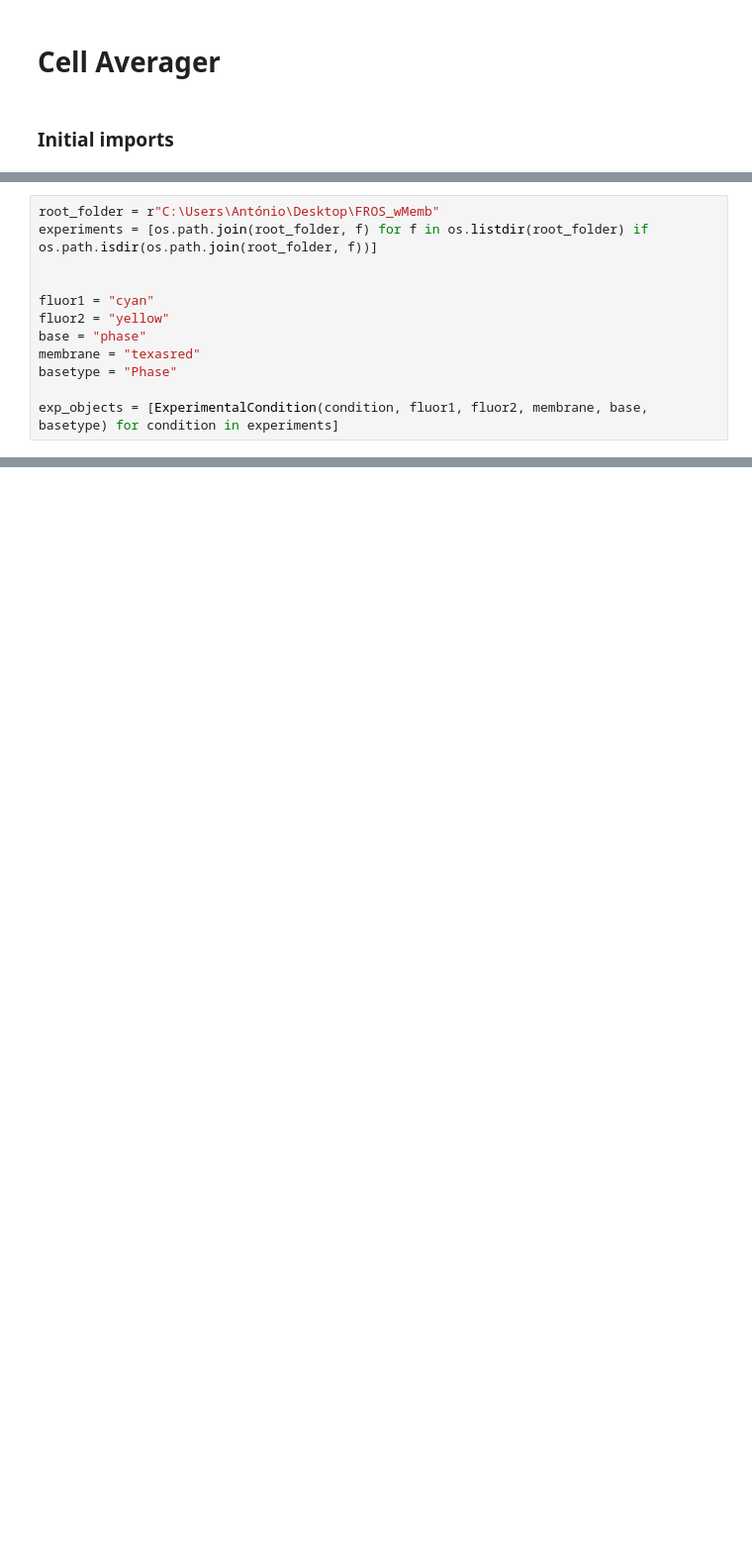
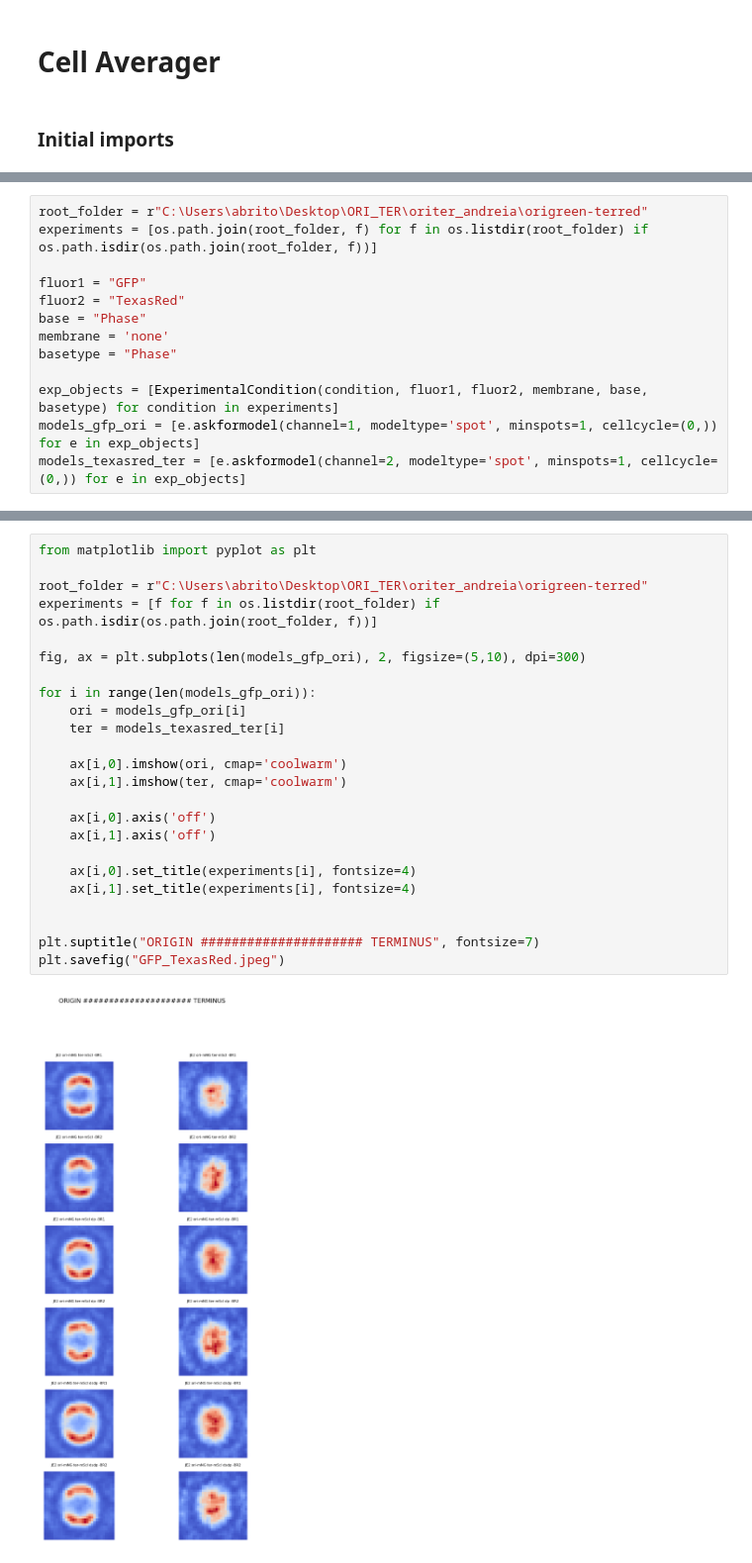
Before and after one commit to antmsbrito/CellAverager, a Jupyter notebook: RunCA.ipynb, the cells around one changed output, grey strips where cells are left out. Shown at 99% size. Cells and saved outputs as stored; diff of their text form; blank space fills up the shorter version.

Commit message:
Added some graph generating cells

```diff
--- a/RunCA.ipynb
+++ b/RunCA.ipynb
@@ -29,13 +27,14 @@ You are using Python 3.6, which will no longer be supported in StarDist 0.9.0.
 Using TensorFlow backend.
 # %%
-root_folder = r"C:\Users\António\Desktop\FROS_wMemb"
+root_folder = r"C:\Users\abrito\Desktop\ORI_TER\oriter_andreia\origreen-terred"
 experiments = [os.path.join(root_folder, f) for f in os.listdir(root_folder) if os.path.isdir(os.path.join(root_folder, f))]
 
-
-fluor1 = "cyan"
-fluor2 = "yellow"
-base = "phase"
-membrane = "texasred"
+fluor1 = "GFP"
+fluor2 = "TexasRed"
+base = "Phase"
+membrane = 'none'
 basetype = "Phase"
 
 exp_objects = [ExperimentalCondition(condition, fluor1, fluor2, membrane, base, basetype) for condition in experiments]
+models_gfp_ori = [e.askformodel(channel=1, modeltype='spot', minspots=1, cellcycle=(0,)) for e in exp_objects]
+models_texasred_ter = [e.askformodel(channel=2, modeltype='spot', minspots=1, cellcycle=(0,)) for e in exp_objects]
@@ -41,0 +54,26 @@ exp_objects = [ExperimentalCondition(condition, fluor1, fluor2, membrane, base,
+# %%
+from matplotlib import pyplot as plt
+
+root_folder = r"C:\Users\abrito\Desktop\ORI_TER\oriter_andreia\origreen-terred"
+experiments = [f for f in os.listdir(root_folder) if os.path.isdir(os.path.join(root_folder, f))]
+
+fig, ax = plt.subplots(len(models_gfp_ori), 2, figsize=(5,10), dpi=300)
+
+for i in range(len(models_gfp_ori)):
+    ori = models_gfp_ori[i]
+    ter = models_texasred_ter[i]
+
+    ax[i,0].imshow(ori, cmap='coolwarm')
+    ax[i,1].imshow(ter, cmap='coolwarm')
+
+    ax[i,0].axis('off')
+    ax[i,1].axis('off')
+
+    ax[i,0].set_title(experiments[i], fontsize=4)
+    ax[i,1].set_title(experiments[i], fontsize=4)
+
+
+plt.suptitle("ORIGIN ##################### TERMINUS", fontsize=7)
+plt.savefig("GFP_TexasRed.jpeg")
+# %% [output]
+[figure, added]
```
Also changed, not shown: parts of 4 cells of this notebook.
